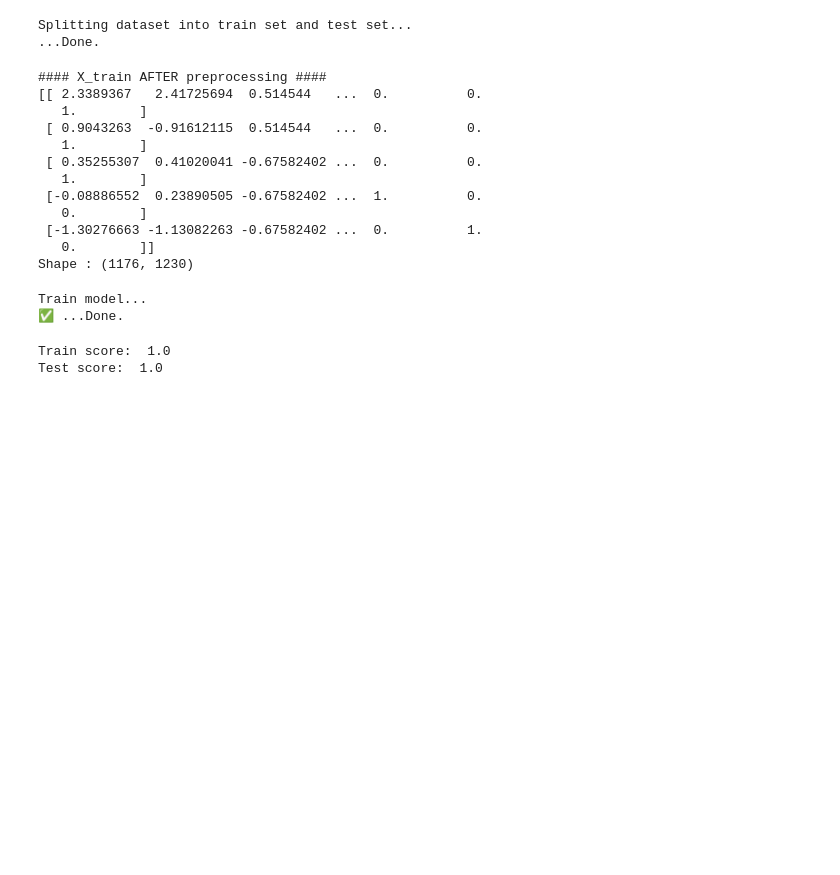
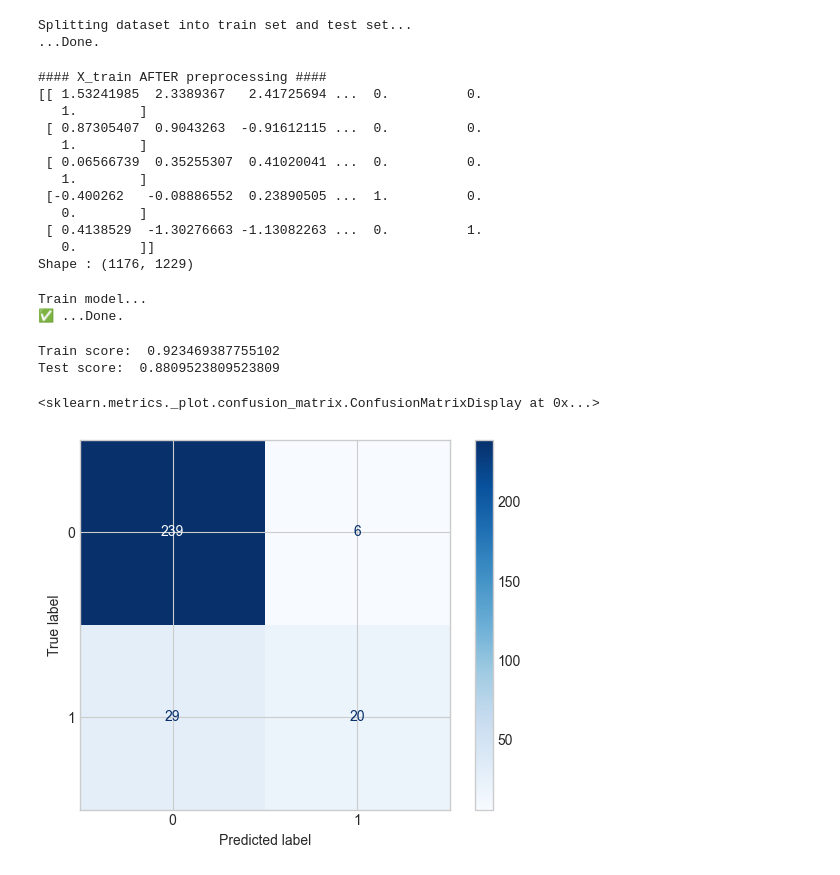
Before and after one commit to ClementMouton/OCR_Projet_4, a Jupyter notebook: P4.ipynb, the cells around one changed output. Saved outputs shown, nothing was run; the diff lists cells and outputs as text; code cells hidden in the pictures; blank space fills up the shorter version.

```diff
--- a/P4.ipynb
+++ b/P4.ipynb
@@ -394,8 +394,8 @@ print("Separating target variable from features...")
 ## Choose the columns you want to have as your features
 features_list = joins_df.columns[1:]
 
-X = joins_df.loc[:,features_list] # We add feature_list into our loc
-y = joins_df.loc[:,"a_quitte_l_entreprise"] # We set "Profit" as the target variable
+X = joins_df.drop(columns=['a_quitte_l_entreprise'])
+y = joins_df['a_quitte_l_entreprise']
 
 print("...Done.")
 print()
@@ -436,17 +439,17 @@ print(X_train_enc[:5, :])
 print("Shape :", X_train_enc.shape)
 # %% [output]
 #### X_train AFTER preprocessing ####
-[[ 2.3389367   2.41725694  0.514544   ...  0.          0.
+[[ 1.53241985  2.3389367   2.41725694 ...  0.          0.
    1.        ]
- [ 0.9043263  -0.91612115  0.514544   ...  0.          0.
+ [ 0.87305407  0.9043263  -0.91612115 ...  0.          0.
    1.        ]
- [ 0.35255307  0.41020041 -0.67582402 ...  0.          0.
+ [ 0.06566739  0.35255307  0.41020041 ...  0.          0.
    1.        ]
- [-0.08886552  0.23890505 -0.67582402 ...  1.          0.
+ [-0.400262   -0.08886552  0.23890505 ...  1.          0.
    0.        ]
- [-1.30276663 -1.13082263 -0.67582402 ...  0.          1.
+ [ 0.4138529  -1.30276663 -1.13082263 ...  0.          1.
    0.        ]]
-Shape : (1176, 1230)
+Shape : (1176, 1229)
 # %%
 # === Entraînement du modèle ===
 print("\nTrain model...")
@@ -460,5 +463,14 @@ Train model...
 print("Train score: ", classifier.score(X_train_enc, y_train))
 print("Test score: ", classifier.score(X_test_enc, y_test))
 # %% [output]
-Train score:  1.0
-Test score:  1.0
+Train score:  0.923469387755102
+Test score:  0.8809523809523809
+# %%
+from sklearn.metrics import confusion_matrix, ConfusionMatrixDisplay
+
+y_pred = classifier.predict(X_test_enc)
+cm = confusion_matrix(y_test, y_pred)
+ConfusionMatrixDisplay(cm).plot(cmap="Blues")
+# %% [output]
+<sklearn.metrics._plot.confusion_matrix.ConfusionMatrixDisplay at 0x...>
+[figure, added]
```
Also changed, not shown: parts of 9 cells of this notebook, 4 other files.
